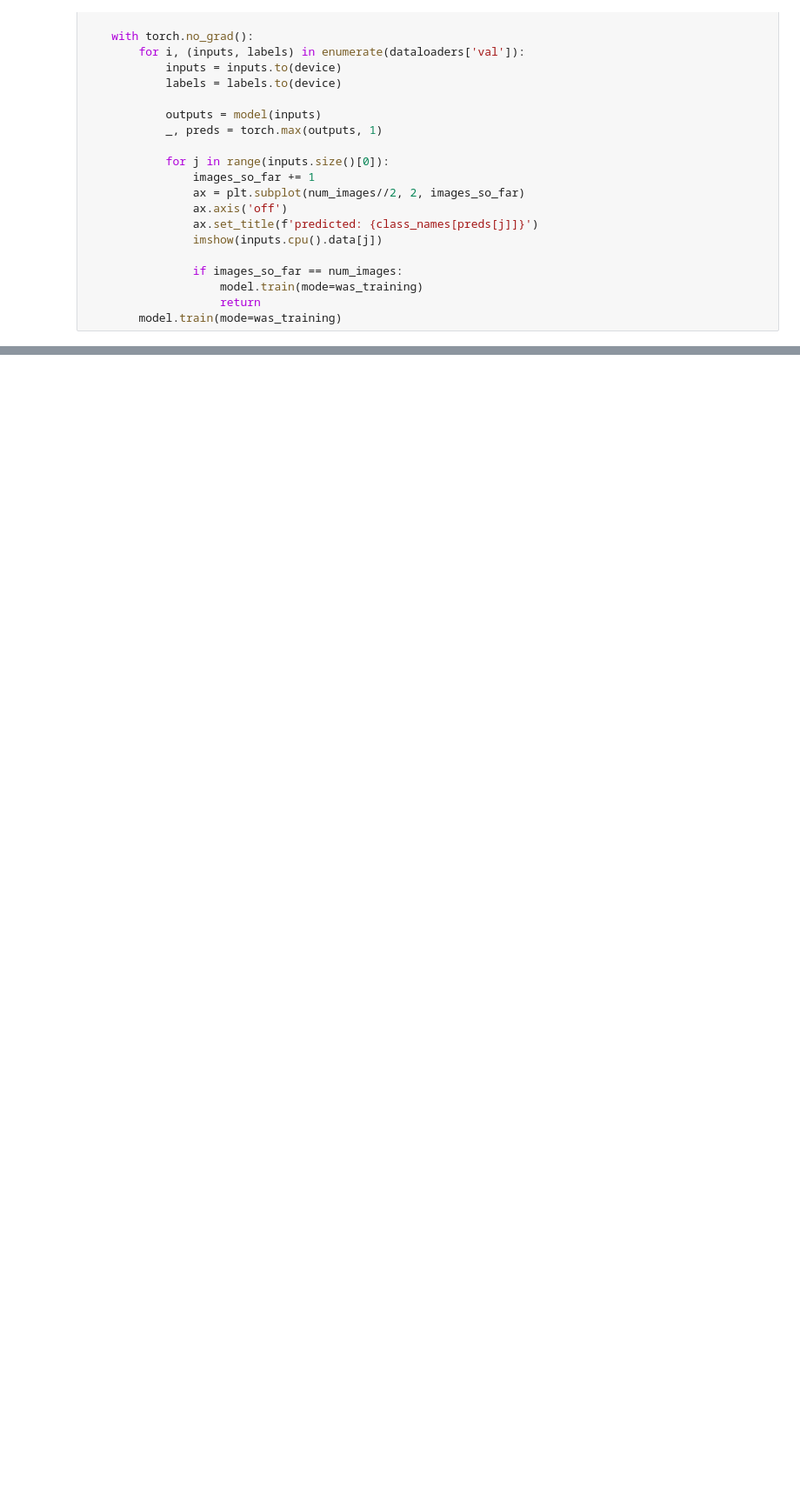
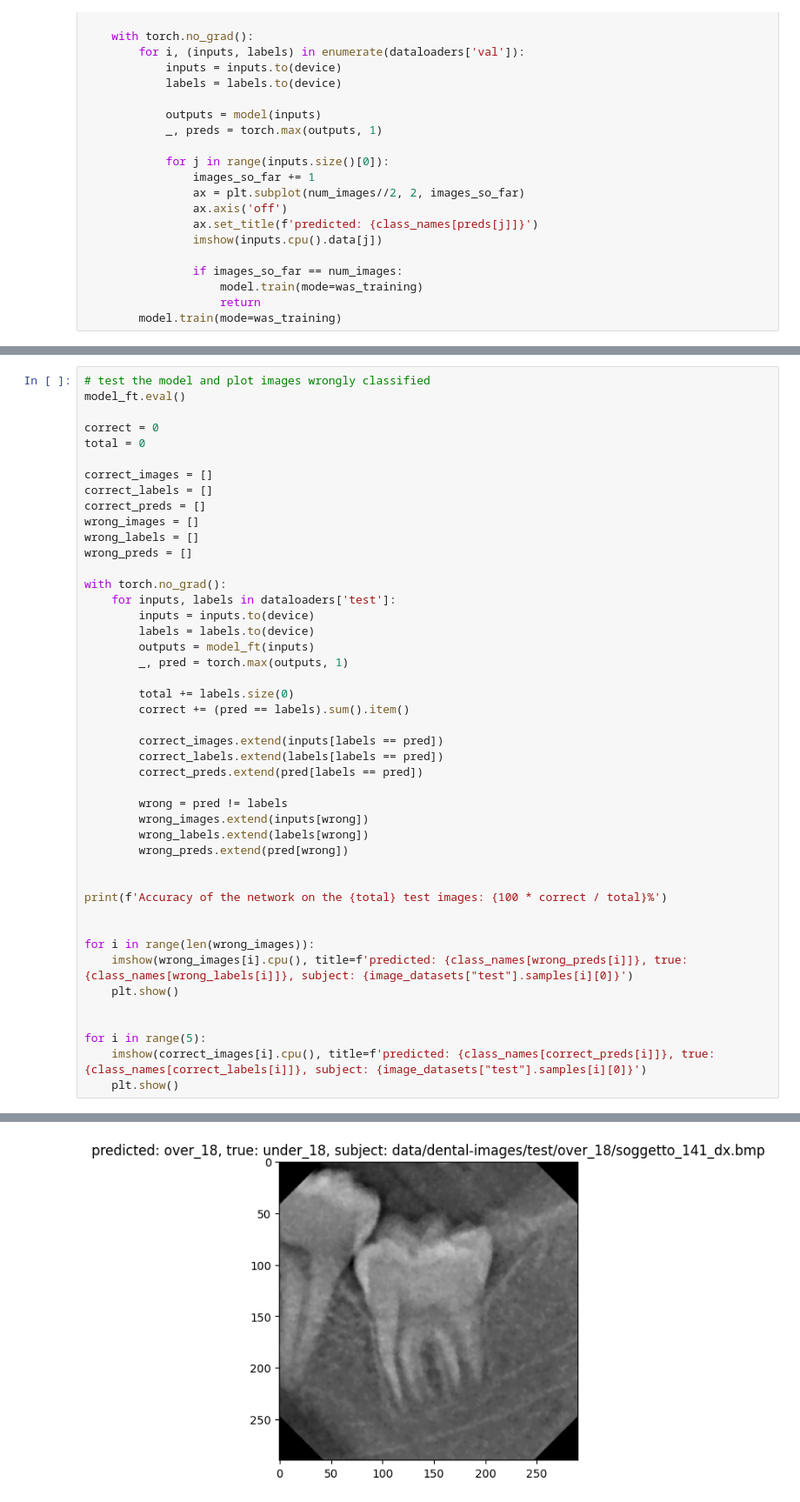
Before and after one commit to antaramol/dental-images, a Jupyter notebook: train.ipynb, the cells around one changed output, grey strips where cells are left out. Shown at 87% size. Drawn from its saved outputs; the diff is of its cells as text; blank space fills up the shorter version.

```diff
--- a/train.ipynb
+++ b/train.ipynb
@@ -261,0 +315,46 @@ plt.show()
+# %%
+# test the model and plot images wrongly classified
+model_ft.eval()
+
+correct = 0
+total = 0
+
+correct_images = []
+correct_labels = []
+correct_preds = []
+wrong_images = []
+wrong_labels = []
+wrong_preds = []
+
+with torch.no_grad():
+    for inputs, labels in dataloaders['test']:
+        inputs = inputs.to(device)
+        labels = labels.to(device)
+        outputs = model_ft(inputs)
+        _, pred = torch.max(outputs, 1)
+
+        total += labels.size(0)
+        correct += (pred == labels).sum().item()
+
+        correct_images.extend(inputs[labels == pred])
+        correct_labels.extend(labels[labels == pred])
+        correct_preds.extend(pred[labels == pred])
+
+        wrong = pred != labels
+        wrong_images.extend(inputs[wrong])
+        wrong_labels.extend(labels[wrong])
+        wrong_preds.extend(pred[wrong])
+
+
+print(f'Accuracy of the network on the {total} test images: {100 * correct / total}%')
+
+
+for i in range(len(wrong_images)):
+    imshow(wrong_images[i].cpu(), title=f'predicted: {class_names[wrong_preds[i]]}, true: {class_names[wrong_labels[i]]}, subject: {image_datasets["test"].samples[i][0]}')
+    plt.show()
+
+
+for i in range(5):
+    imshow(correct_images[i].cpu(), title=f'predicted: {class_names[correct_preds[i]]}, true: {class_names[correct_labels[i]]}, subject: {image_datasets["test"].samples[i][0]}')
+    plt.show()
+# %% [output]
@@ -261,0 +362 @@ plt.show()
+[figure, added]
```
Also changed, not shown: parts of 15 cells of this notebook.
